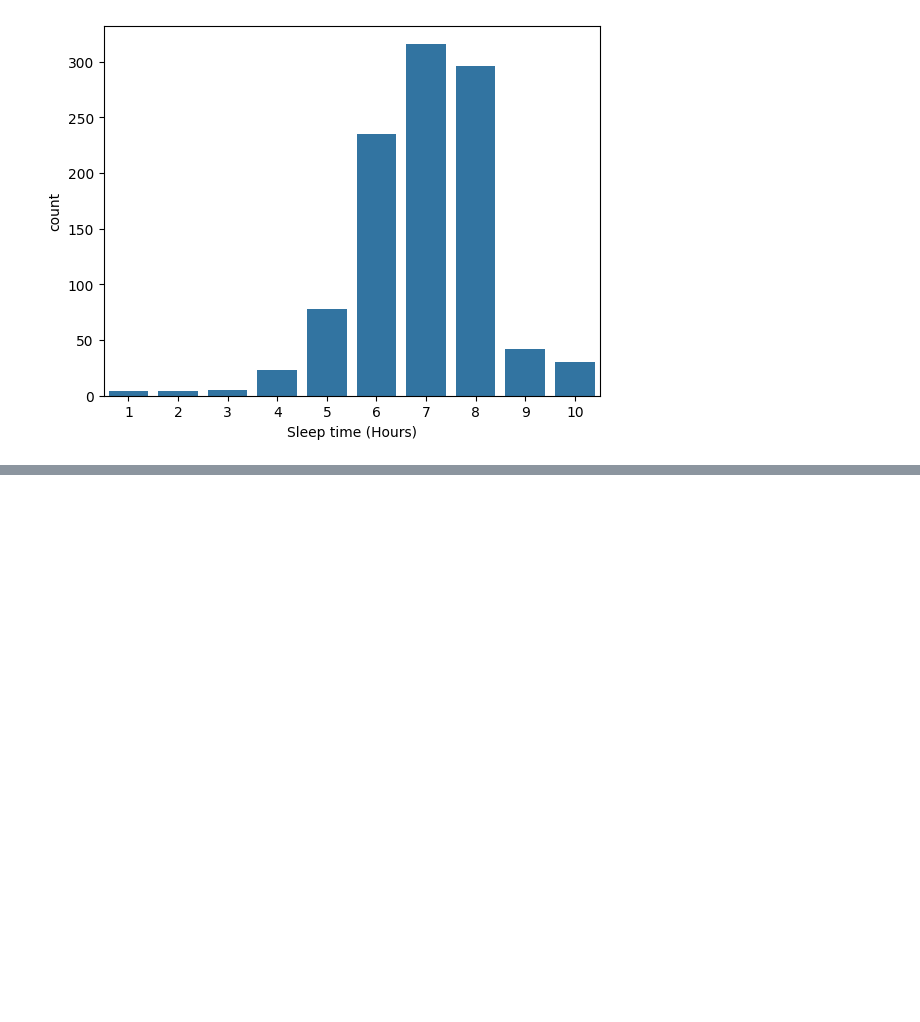
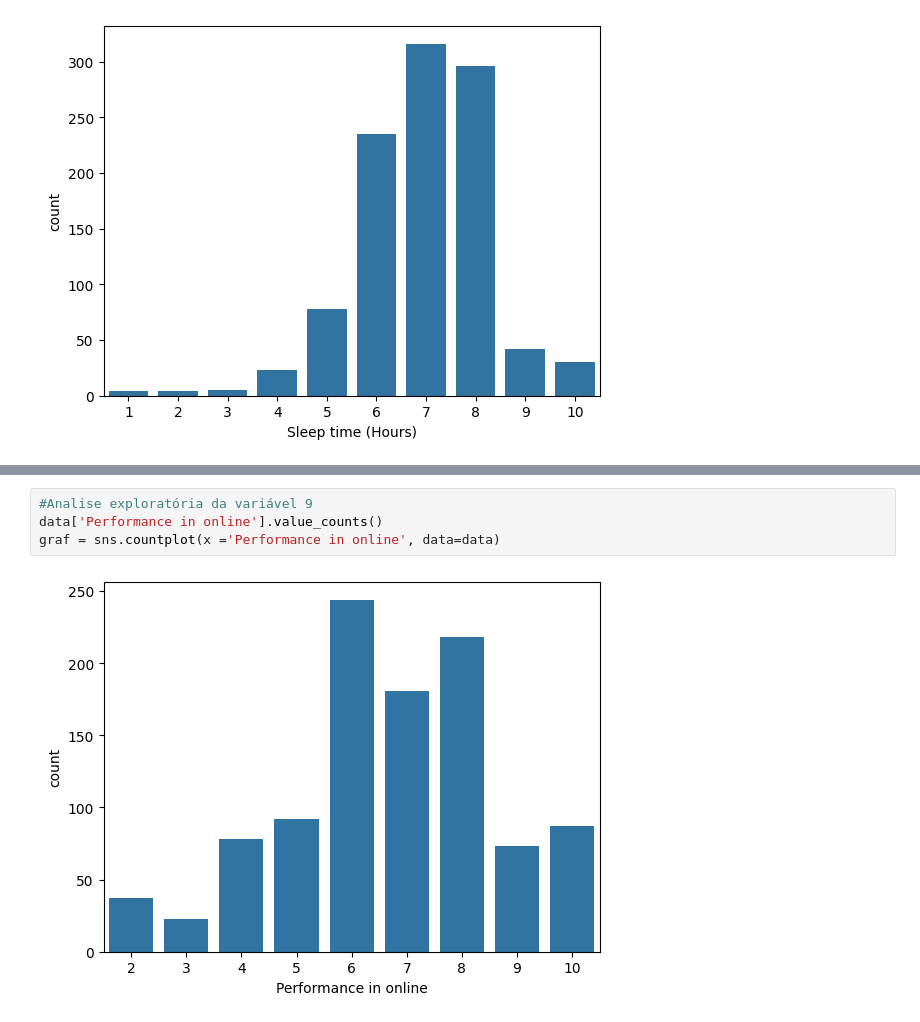
Before and after one commit to Adila02/ProjetoRio, a Jupyter notebook: dataset_estudantes_online1.ipynb, the cells around one changed output, grey strips where cells are left out. Drawn from its saved outputs; the diff is of its cells as text; blank space fills up the shorter version.

```diff
--- a/dataset_estudantes_online1.ipynb
+++ b/dataset_estudantes_online1.ipynb
@@ -173,0 +192,6 @@ graf = sns.countplot(x ='Sleep time (Hours)', data=data)
+# %%
+#Analise exploratória da variável 9
+data['Performance in online'].value_counts()
+graf = sns.countplot(x ='Performance in online', data=data)
+# %% [output]
+[figure, added]
```
Also changed, not shown: parts of 3 cells of this notebook.
